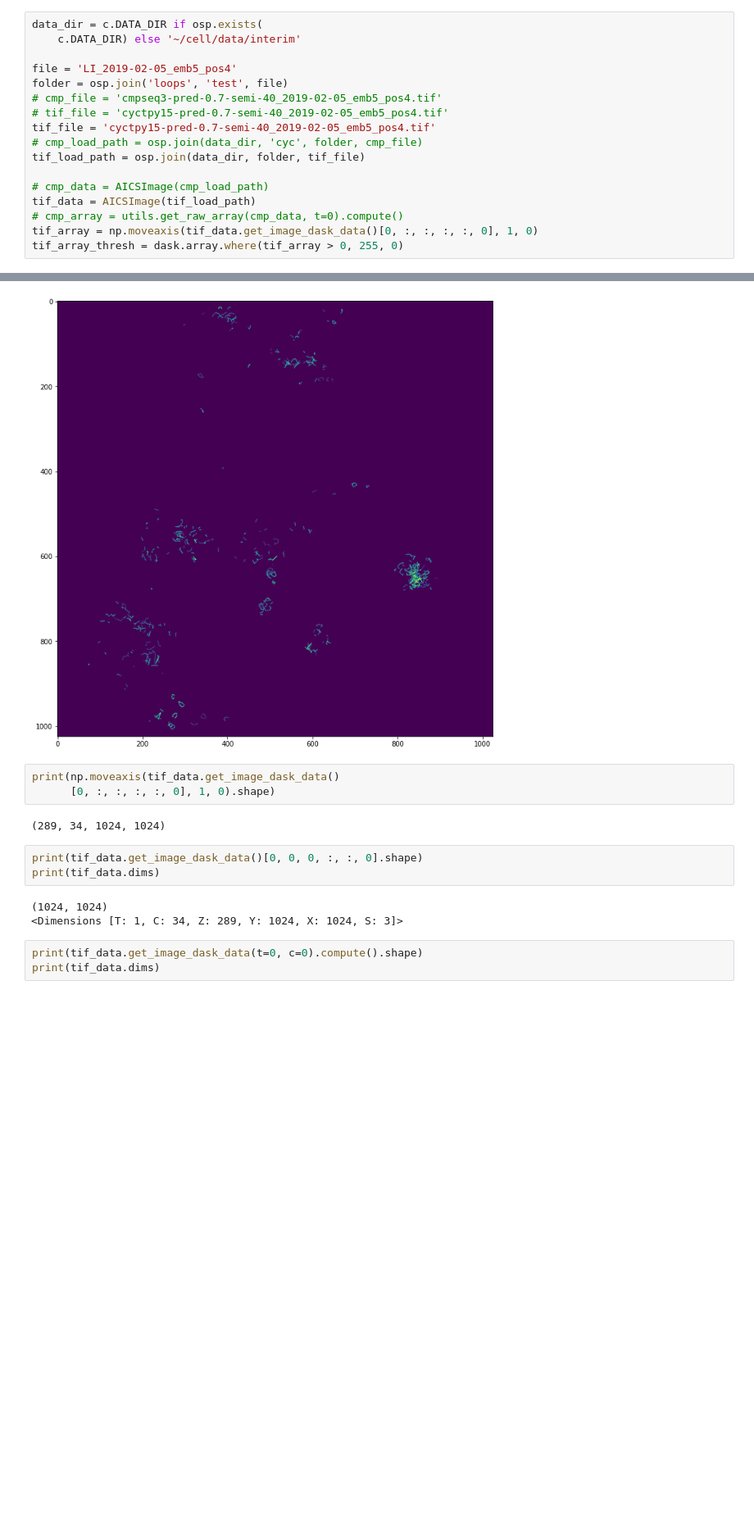
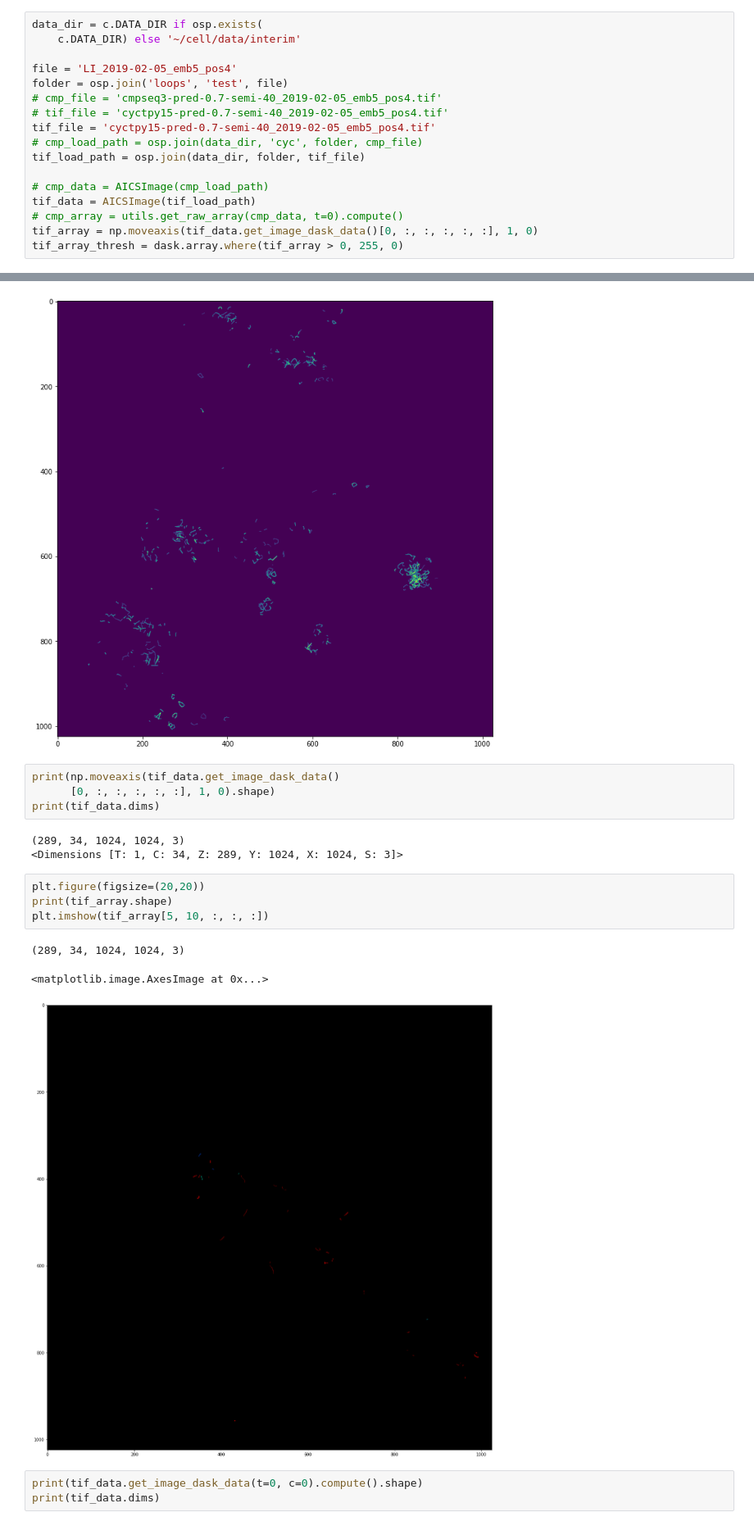
Before and after one commit to gummz/cell, a Jupyter notebook: notebooks/plot_loops.ipynb, the cells around one changed output, grey strips where cells are left out. Shown at 82% size. Cells and saved outputs as stored; diff of their text form; blank space fills up the shorter version.

```diff
--- a/notebooks/plot_loops.ipynb
+++ b/notebooks/plot_loops.ipynb
@@ -28,7 +28,7 @@ tif_load_path = osp.join(data_dir, folder, tif_file)
 # cmp_data = AICSImage(cmp_load_path)
 tif_data = AICSImage(tif_load_path)
 # cmp_array = utils.get_raw_array(cmp_data, t=0).compute()
-tif_array = np.moveaxis(tif_data.get_image_dask_data()[0, :, :, :, :, 0], 1, 0)
+tif_array = np.moveaxis(tif_data.get_image_dask_data()[0, :, :, :, :, :], 1, 0)
 tif_array_thresh = dask.array.where(tif_array > 0, 255, 0)
 # %% [output]
 Failed to parse XML for the provided file. Error: not well-formed (invalid token): line 1, column 6
@@ -49,15 +49,19 @@ plt.show()
 [figure]
 # %%
 print(np.moveaxis(tif_data.get_image_dask_data()
-      [0, :, :, :, :, 0], 1, 0).shape)
+      [0, :, :, :, :, :], 1, 0).shape)
+print(tif_data.dims)
 # %% [output]
-(289, 34, 1024, 1024)
+(289, 34, 1024, 1024, 3)
+<Dimensions [T: 1, C: 34, Z: 289, Y: 1024, X: 1024, S: 3]>
-# %%
-print(tif_data.get_image_dask_data()[0, 0, 0, :, :, 0].shape)
-print(tif_data.dims)
-# %% [output]
-(1024, 1024)
-<Dimensions [T: 1, C: 34, Z: 289, Y: 1024, X: 1024, S: 3]>
+# %%
+plt.figure(figsize=(20,20))
+print(tif_array.shape)
+plt.imshow(tif_array[5, 10, :, :, :])
+# %% [output]
+(289, 34, 1024, 1024, 3)
+<matplotlib.image.AxesImage at 0x...>
+[figure, added]
 # %%
 print(tif_data.get_image_dask_data(t=0, c=0).compute().shape)
 print(tif_data.dims)
```
